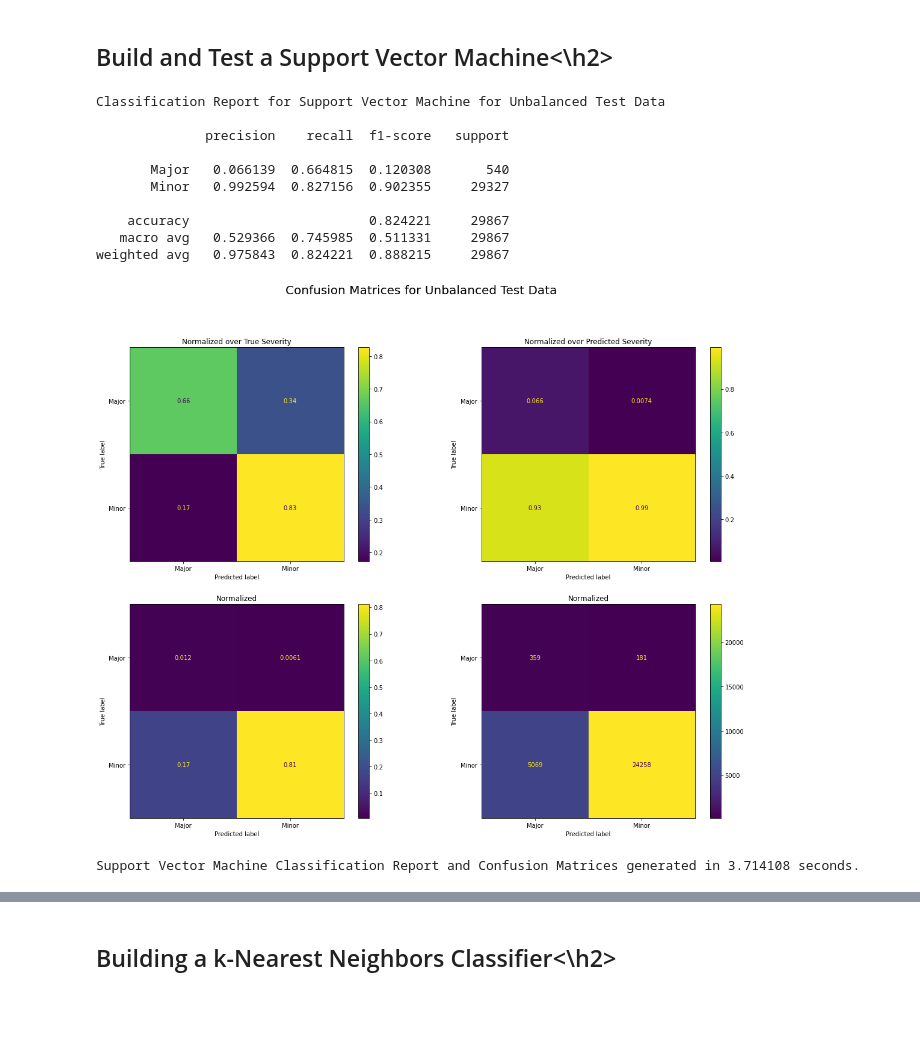
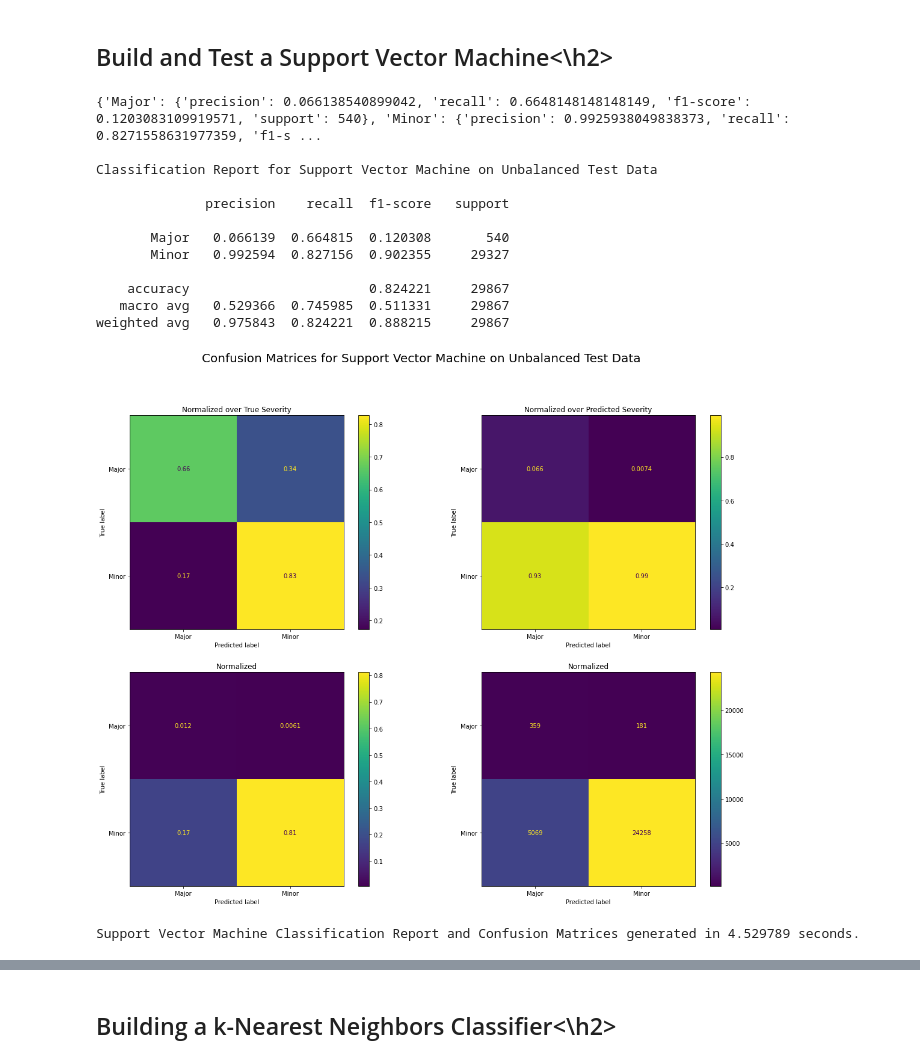
Before and after one commit to cbates79/Coursera_Capstone, a Jupyter notebook: Code for Predicting Motor Vehicle Accident Severity in Seattle, Washington.ipynb, the cells around one changed output, grey strips where cells are left out. Cells and saved outputs as stored; diff of their text form; code cells hidden in the pictures; blank space fills up the shorter version.

```diff
--- a/Code for Predicting Motor Vehicle Accident Severity in Seattle, Washington.ipynb
+++ b/Code for Predicting Motor Vehicle Accident Severity in Seattle, Washington.ipynb
@@ -1221,51 +1228,55 @@ target_names = ['Major', 'Minor']
 display_labels = target_names
 
 
-# Display the classification report for Support Vector Machine model applied to unbalanced test data.
+# Store and display the classification report for Support Vector Machine model applied to unbalanced test data.
 print()
-print('Classification Report for Support Vector Machine for Unbalanced Test Data')
+support_vector_machine_report = classification_report(y_test, y_pred, labels=labels, target_names=target_names, digits=6, output_dict=True)
+print(support_vector_machine_report)
+print()
+print('Classification Report for Support Vector Machine on Unbalanced Test Data')
 print()
 print(classification_report(y_test, y_pred, labels=labels, target_names=target_names, digits=6))
-print()
 
 # Display the confusion matrices based on the unbalanced test data.
 # Create a figure.
 fig = plt.figure(figsize=(6.4 * 3, 4.8 * 3))
-fig.suptitle('Confusion Matrices for Unbalanced Test Data', fontsize=20)
+fig.suptitle('Confusion Matrices for Support Vector Machine on Unbalanced Test Data', fontsize=20)
 
 ax = plt.subplot(2, 2, 1)
 ax.set_title('Normalized over True Severity', fontsize=12)
 plot_confusion_matrix(support_vector_machine_pipe, X_test, y_test, labels=labels, display_labels=display_labels, normalize='true', ax=ax)
 
 ax = plt.subplot(2, 2, 2)
 ax.set_title('Normalized over Predicted Severity', fontsize=12)
 plot_confusion_matrix(support_vector_machine_pipe, X_test, y_test, labels=labels, display_labels=display_labels, normalize='pred', ax=ax)
 
 ax = plt.subplot(2, 2, 3)
 ax.set_title('Normalized', fontsize=12)
 plot_confusion_matrix(support_vector_machine_pipe, X_test, y_test, labels=labels, display_labels=display_labels, normalize='all', ax=ax)
 
 ax = plt.subplot(2, 2, 4)
 ax.set_title('Normalized', fontsize=12)
 plot_confusion_matrix(support_vector_machine_pipe, X_test, y_test, labels=labels, display_labels=display_labels, normalize=None, ax=ax)
 
 plt.show()
 
 print()
 print('Support Vector Machine Classification Report and Confusion Matrices generated in %f seconds.' % elapsed_time(t0))
 # %% [output]
-Classification Report for Support Vector Machine for Unbalanced Test Data
+{'Major': {'precision': 0.066138540899042, 'recall': 0.6648148148148149, 'f1-score': 0.1203083109919571, 'support': 540}, 'Minor': {'precision': 0.9925938049838373, 'recall': 0.8271558631977359, 'f1-s ...
+
+Classification Report for Support Vector Machine on Unbalanced Test Data
 
               precision    recall  f1-score   support
 
        Major   0.066139  0.664815  0.120308       540
        Minor   0.992594  0.827156  0.902355     29327
 
     accuracy                       0.824221     29867
    macro avg   0.529366  0.745985  0.511331     29867
 weighted avg   0.975843  0.824221  0.888215     29867
-[figure, old version]
+[figure, new version]
-Support Vector Machine Classification Report and Confusion Matrices generated in 3.714108 seconds.
+Support Vector Machine Classification Report and Confusion Matrices generated in 4.529789 seconds.
 # %%
 print_elapsed_time(notebook_start_time)
 # %% [output]
```
Also changed, not shown: parts of 58 cells of this notebook.
